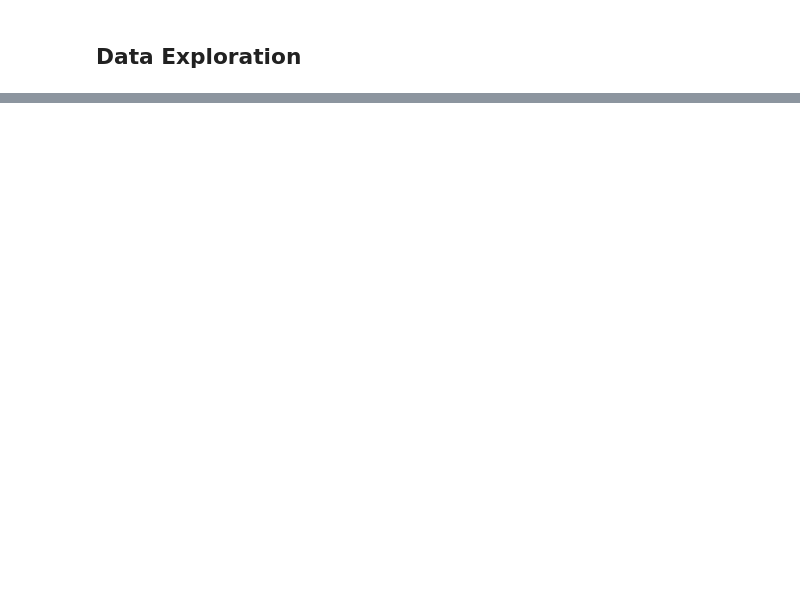
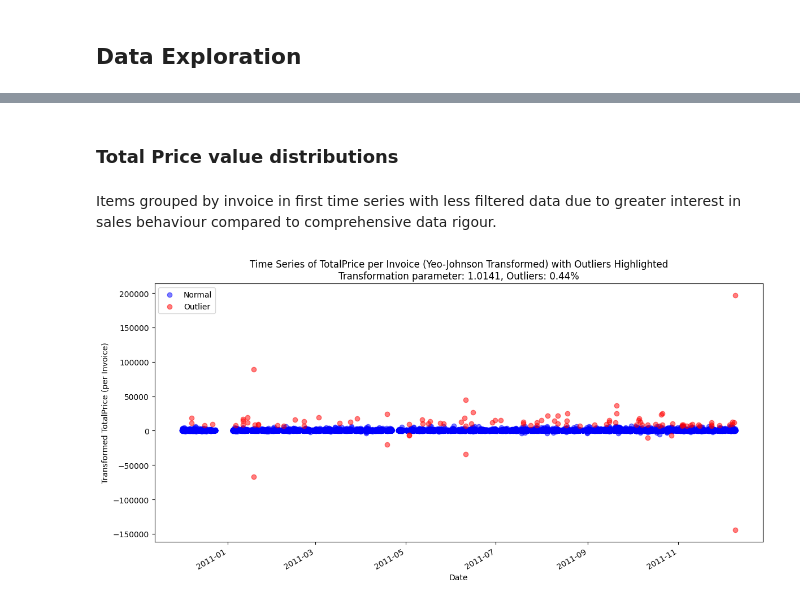
Before and after one commit to jamiebrawn/foil-online-retail-analysis, a Jupyter notebook: analysis.ipynb, the cells around one changed output, grey strips where cells are left out. Drawn from its saved outputs; the diff is of its cells as text; code cells hidden in the pictures; blank space fills up the shorter version.

```diff
--- a/analysis.ipynb
+++ b/analysis.ipynb
@@ -52,0 +513,11 @@ print(distinct_counts_df)
+# %%
+def combined_filter(df):
+  df_copy = df.copy()
+  df_clean = basic_df_cleaning(df_copy)
+  df_clean = filter_valid_descriptions(df_clean)
+  df_clean = rename_country_spellings(df)
+  df_clean = df_clean[df_clean['Description'].str.lower() != df_clean['Description']]
+
+  return df_clean
+
+df = combined_filter(df)
@@ -52,0 +536,5 @@ print(distinct_counts_df)
+# %%
+def remove_empty_customer_ids(df):
+    return df.dropna(subset=['CustomerID'])
+# %%
+customer_df = remove_empty_customer_ids(df)
@@ -52,0 +641,7 @@ print(distinct_counts_df)
+# %% [markdown]
+### Total Price value distributions
+# %%
+def remove_null_rows(df):
+    return df.dropna(subset=['CustomerID', 'InvoiceDate'])
+# %% [markdown]
+Items grouped by invoice in first time series with less filtered data due to greater interest in sales behaviour compared to comprehensive data rigour.
@@ -52,0 +700,4 @@ print(distinct_counts_df)
+# %%
+plot_invoice_timeseries_with_outliers(customer_df, 'InvoiceDate', 'TotalPrice', 'CustomerID')
+# %% [output]
+[figure, added]
```
Also changed, not shown: parts of 134 cells of this notebook, 2 other files.
